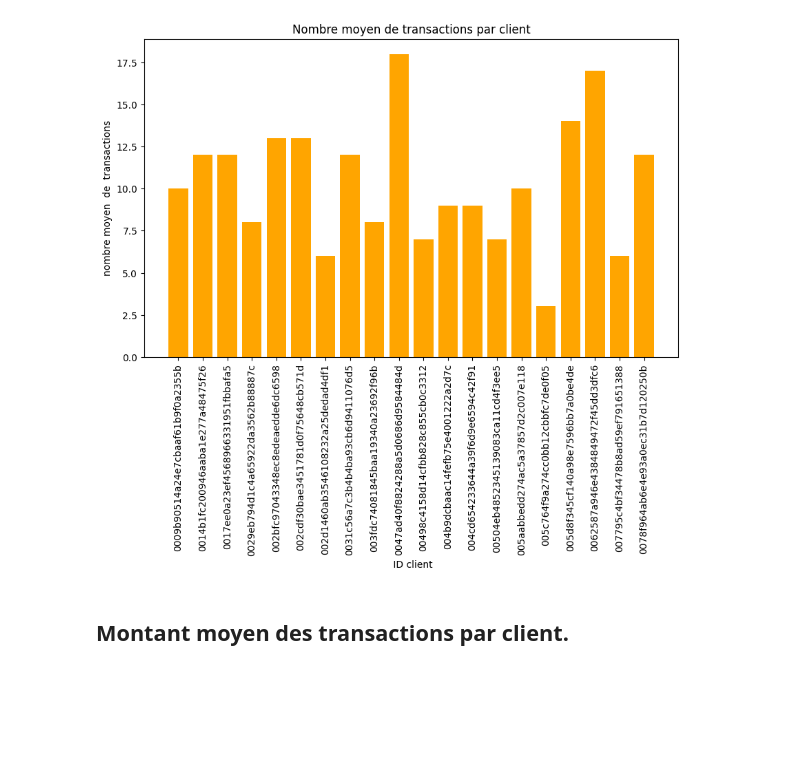
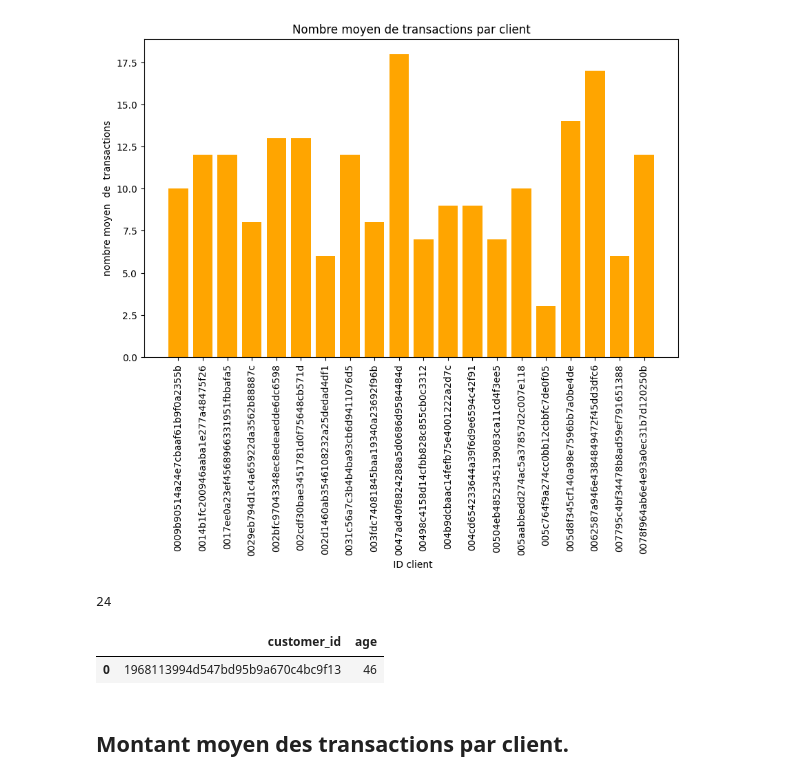
Before and after one commit to Anaaurelle237/AI_Summer_projet_8, a Jupyter notebook: notebooks/EDA.ipynb, the cells around one changed output. Cells and saved outputs as stored; diff of their text form; code cells hidden in the pictures; blank space fills up the shorter version.

```diff
--- a/notebooks/EDA.ipynb
+++ b/notebooks/EDA.ipynb
@@ -435,6 +435,28 @@ plt.xticks(rotation=90)
 plt.show()
 # %% [output]
 [figure]
+# %%
+# Étape 2: Trouver le nombre maximum de transactions
+max_transactions = moyenne_transaction['num_transaction'].max()
+# %% [output]
+24
+# %%
+# Étape 3: Trouver les clients ayant le maximum de transactions
+clients_max_transactions = pd.read_sql(f"""
+    SELECT c.customer_id, c.age
+    FROM customers c
+    JOIN (
+        SELECT customer_id
+        FROM transactions
+        GROUP BY customer_id
+        HAVING COUNT(transaction_id) = {max_transactions}
+    ) t ON c.customer_id = t.customer_id
+""", conn)
+
+clients_max_transactions
+# %% [output]
+|  | customer_id | age |
+| 0 | 1968113994d547bd95b9a670c4bc9f13 | 46 |
 # %% [markdown]
 ## Montant moyen des transactions par client. ##
 # %%
```
Also changed, not shown: 2 other files.
